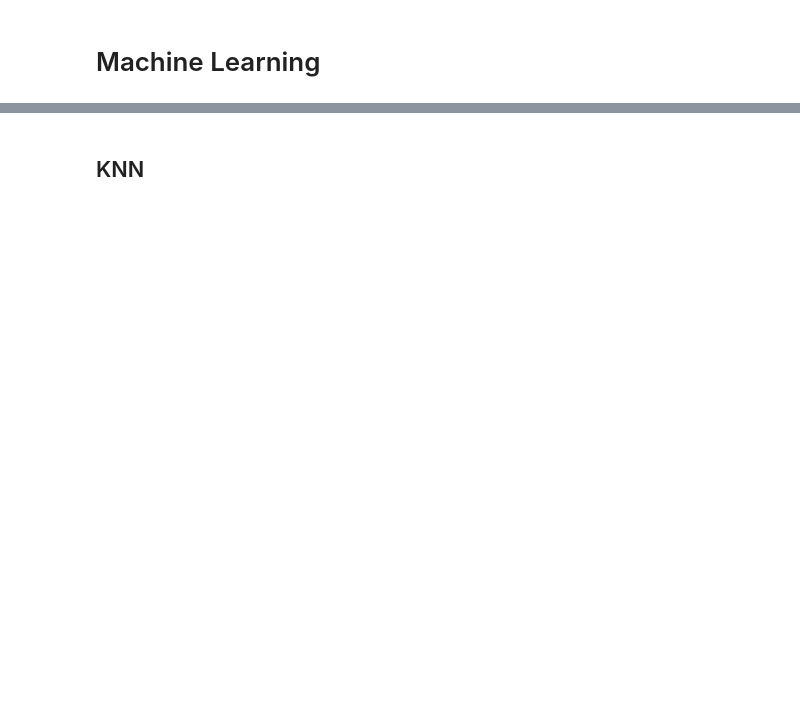
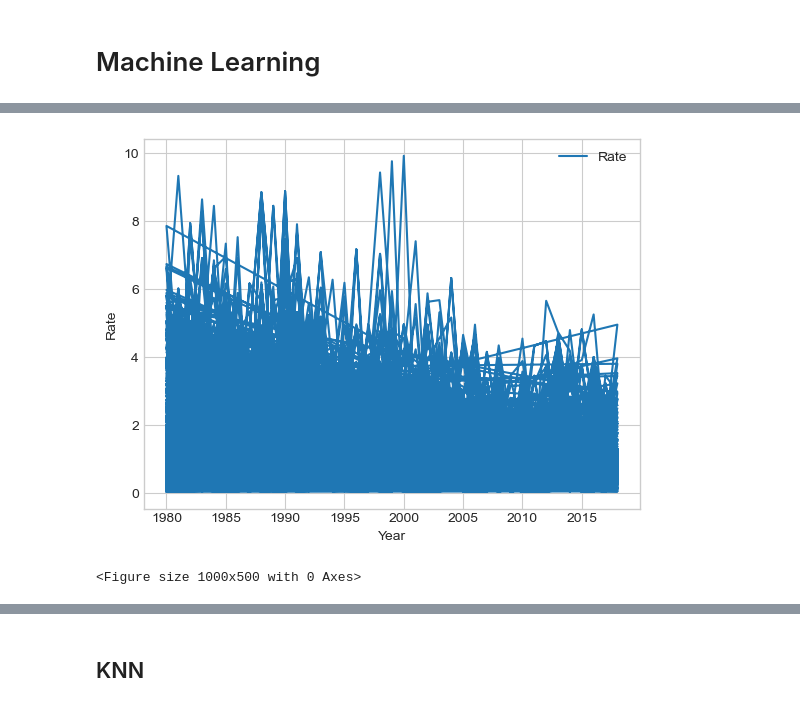
Before and after one commit to Paolacrir/CA1, a Jupyter notebook: Infant and Neonatal Mortality.ipynb, the cells around one changed output, grey strips where cells are left out. Drawn from its saved outputs; the diff is of its cells as text; code cells hidden in the pictures; blank space fills up the shorter version.

```diff
--- a/Infant and Neonatal Mortality.ipynb
+++ b/Infant and Neonatal Mortality.ipynb
@@ -635,0 +675,7 @@ plt.show()
+# %%
+Data_num = Mortality_rate[['Year', 'Rate']]
+
+# Set 'Year' column as the index and drop the column
+Data_num = Data_num.set_index('Year', drop=True)
+
+Data_num
@@ -635,0 +697,8 @@ plt.show()
+# %%
+ax = Data_num.plot()
+ax.set_ylabel('Rate')
+plt.figure(figsize=(10, 5))
+plt.show()
+# %% [output]
+[figure, added]
+<Figure size 1000x500 with 0 Axes>
```
Also changed, not shown: parts of 53 cells of this notebook.
